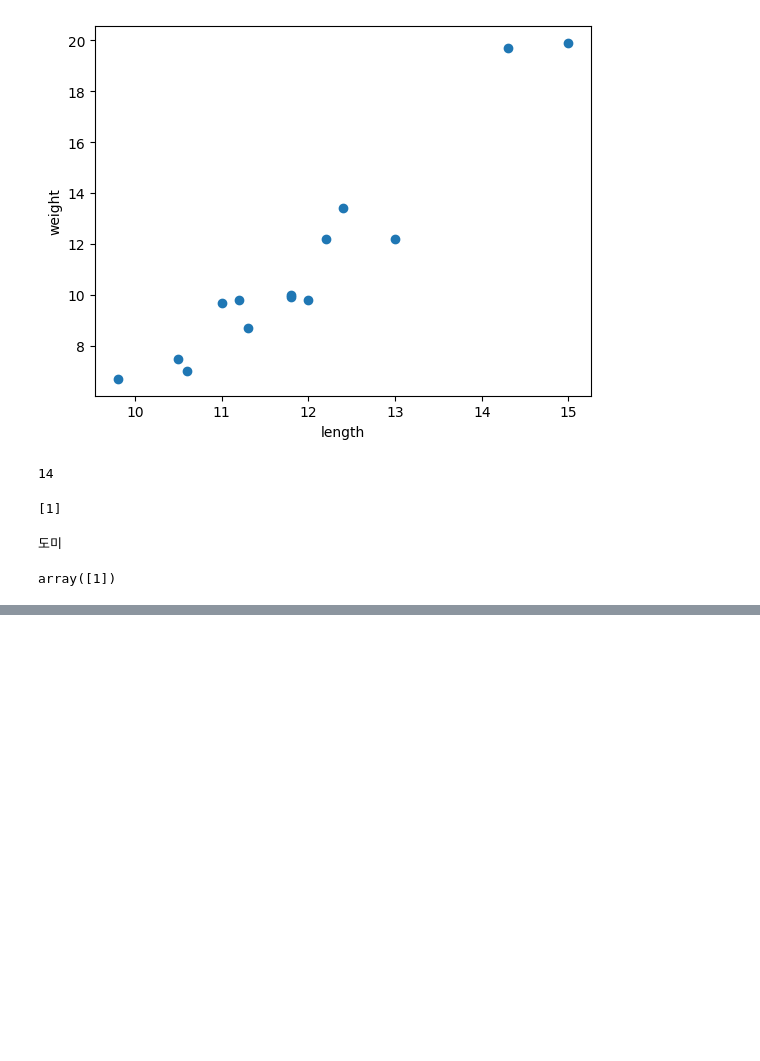
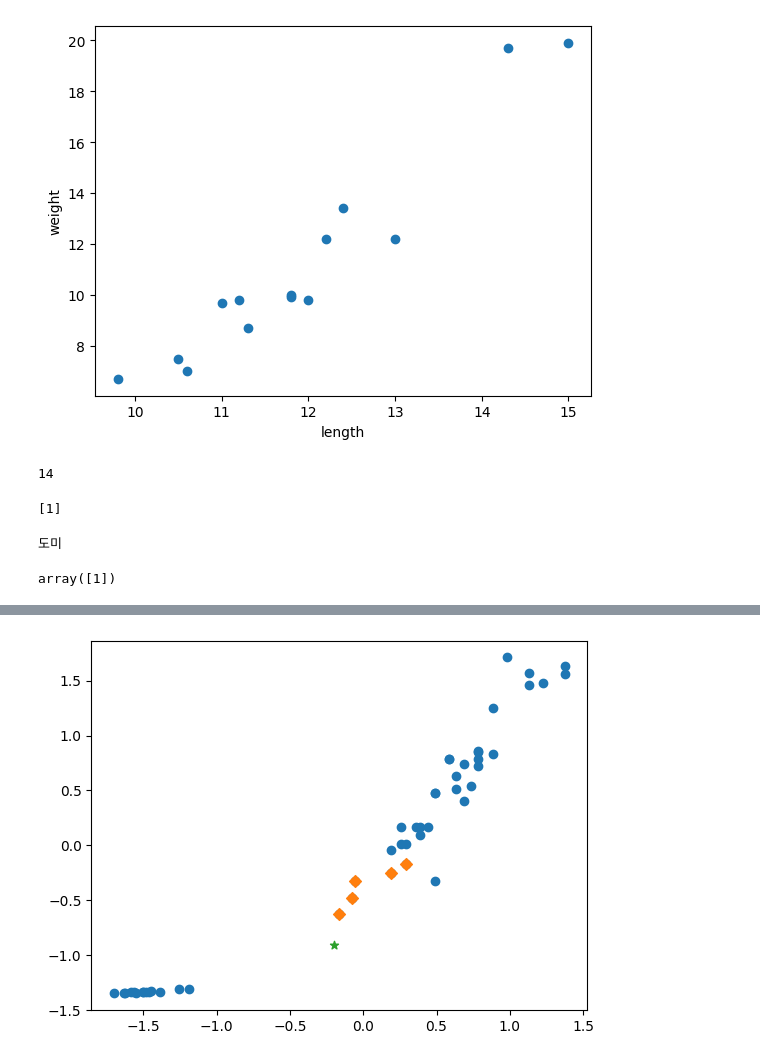
Before and after one commit to HaramSs/fishmlserv, a Jupyter notebook: note/fishmodel.ipynb, the cells around one changed output, grey strips where cells are left out. Drawn from its saved outputs; the diff is of its cells as text; code cells hidden in the pictures; blank space fills up the shorter version.

```diff
--- a/note/fishmodel.ipynb
+++ b/note/fishmodel.ipynb
@@ -77,0 +139,6 @@ array([1])
+# %%
+#표준점수(standard score)
+#표준점수=(데이터 - 평균) / 표준편차
+mean = np.mean(fish_data, axis=0)
+std = np.std(fish_data, axis=0)
+train_scaled = (fish_data - mean) / std
@@ -77,0 +153,9 @@ array([1])
+# %%
+#산점도 다시 그려 보기(이웃 포함)
+distances, indexes = kn.kneighbors([domi_scaled])
+plt.scatter(train_scaled[:,0], train_scaled[:,1])
+plt.scatter(train_scaled[indexes,0], train_scaled[indexes,1], marker='D')
+plt.scatter(domi_scaled[0], domi_scaled[1], marker='*')
+plt.show()
+# %% [output]
+[figure, added]
```
Also changed, not shown: parts of 8 cells of this notebook, 2 other files.
